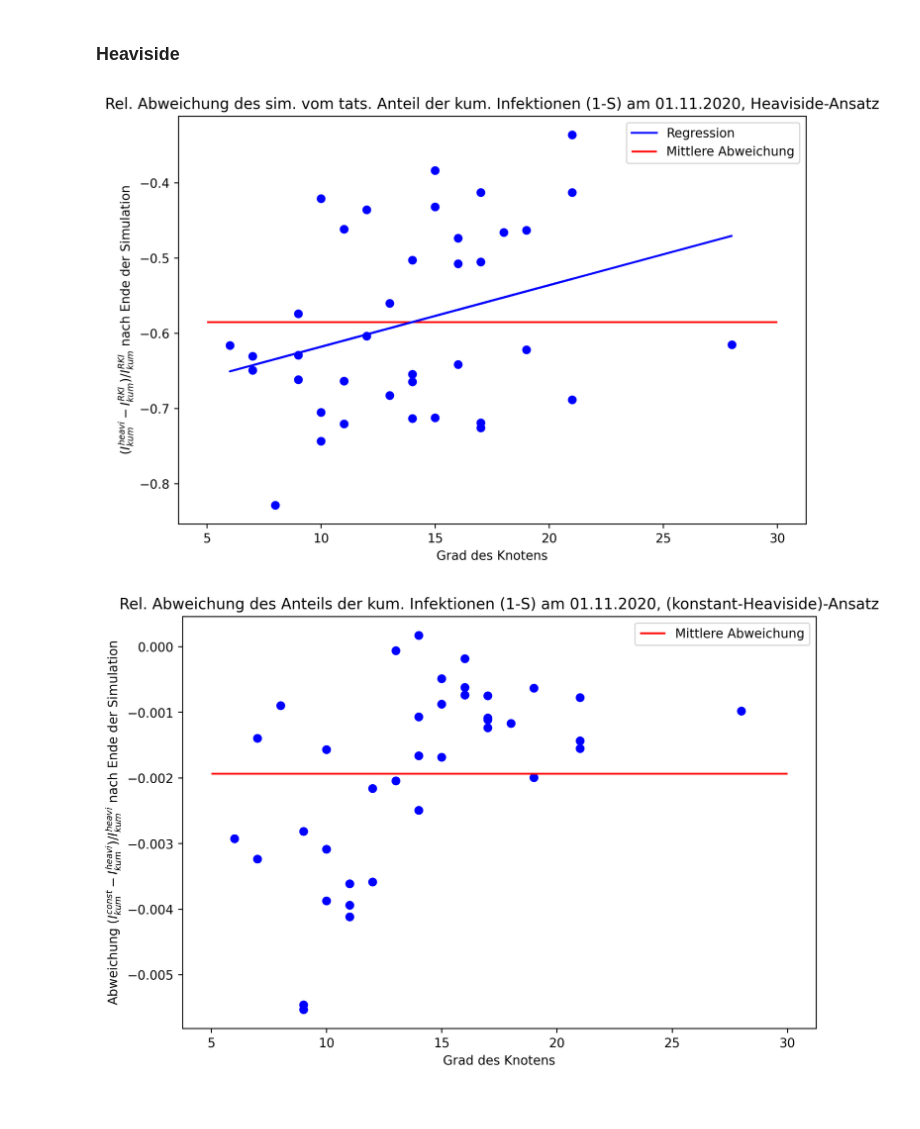
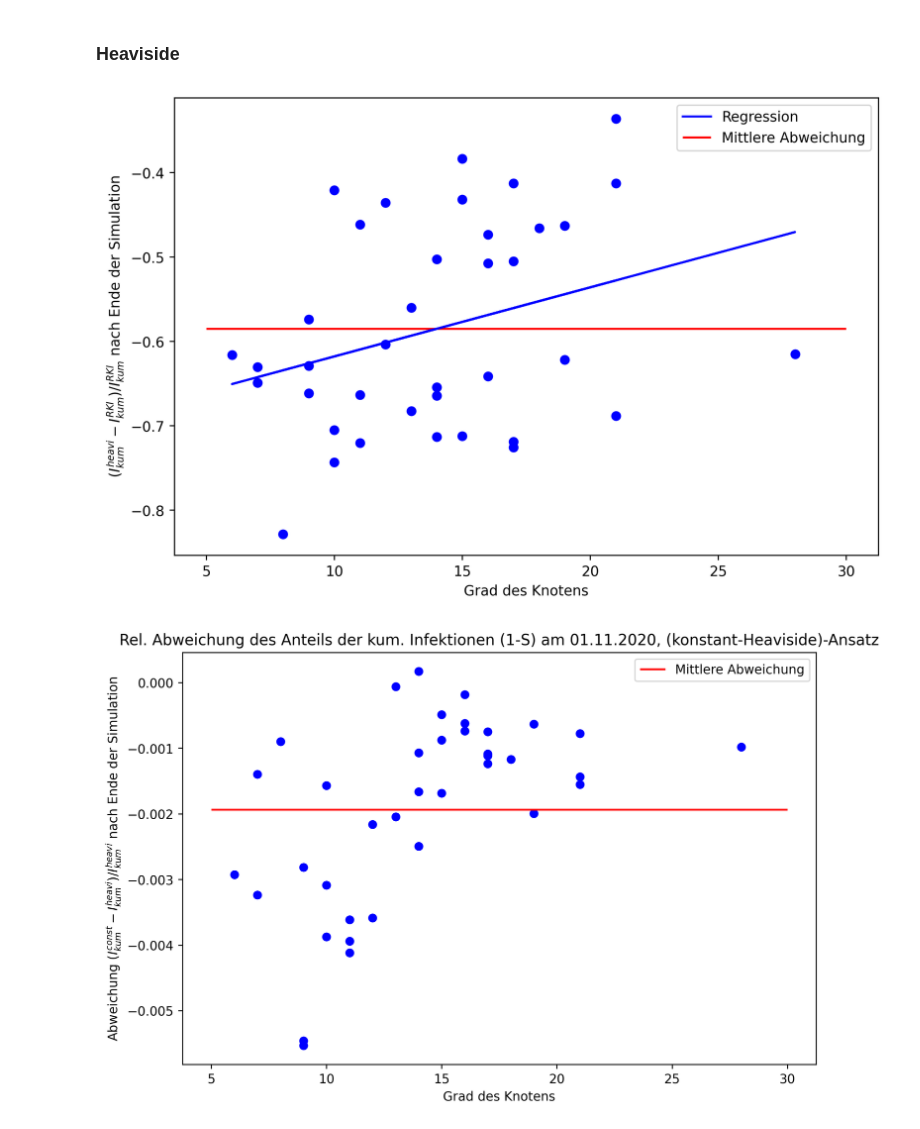
Before and after one commit to torbensun/Modeling-Of-Epidemics-With-Compartmental-And-Network-Models, a Jupyter notebook: Project.ipynb, the cells around one changed output. Cells and saved outputs as stored; diff of their text form; code cells hidden in the pictures.

```diff
--- a/Project.ipynb
+++ b/Project.ipynb
@@ -698,33 +698,33 @@ Korrelationskoeffizient (Spearman) r= 0.2966548955791979
 # %%
 # Compilation
 
 diff_cum_I_final_h = np.zeros(38)
 RKI=np.zeros(38)
 for i in range(38):
     diff_cum_I_final_h[i] = -(1-RKI_data[i][0][-1]) + (1-sol1_38.y[i][-1])
     RKI[i] = (1-RKI_data[i][0][-1])
 avg_diff_cum_I_final_h=np.mean(diff_cum_I_final_h/RKI)
 
 # Regression
 
 def fh(x, a, b):
 	return a*x+b
 p0 = [0, 0.1]
 fith, errh = opt.curve_fit(fh, degree_dist, diff_cum_I_final_h/RKI, p0)
 
 # Plot
 
 plt.figure(figsize=(9,6),dpi=250)
-plt.title("Rel. Abweichung des sim. vom tats. Anteil der kum. Infektionen (1-S) am 01.11.2020, Heaviside-Ansatz")
+#plt.title("Rel. Abweichung des sim. vom tats. Anteil der kum. Infektionen (1-S) am 01.11.2020, Heaviside-Ansatz")
 plt.xlabel('Grad des Knotens')
 plt.ylabel(r"$(I_{kum}^{heavi}-I_{kum}^{RKI})/I_{kum}^{RKI}$ nach Ende der Simulation")
 plt.scatter(degree_dist,diff_cum_I_final_h/RKI,marker='o',color='blue')
 plt.hlines(avg_diff_cum_I_final_h,5,30,color='red',label='Mittlere Abweichung')
 plt.plot(degree_dist, [fh(d, *fith) for d in degree_dist], label="Regression",color='blue')
 plt.legend()
 plt.savefig("Media/Boundaries/Boundaries_38_degree_dist_h.pdf")
 # %% [output]
-[figure, old version]
+[figure, new version]
 # %%
 plt.figure(figsize=(9,6),dpi=250)
 plt.title("Rel. Abweichung des Anteils der kum. Infektionen (1-S) am 01.11.2020, (konstant-Heaviside)-Ansatz")
```
Also changed, not shown: parts of 1 cell of this notebook, 3 other files.
